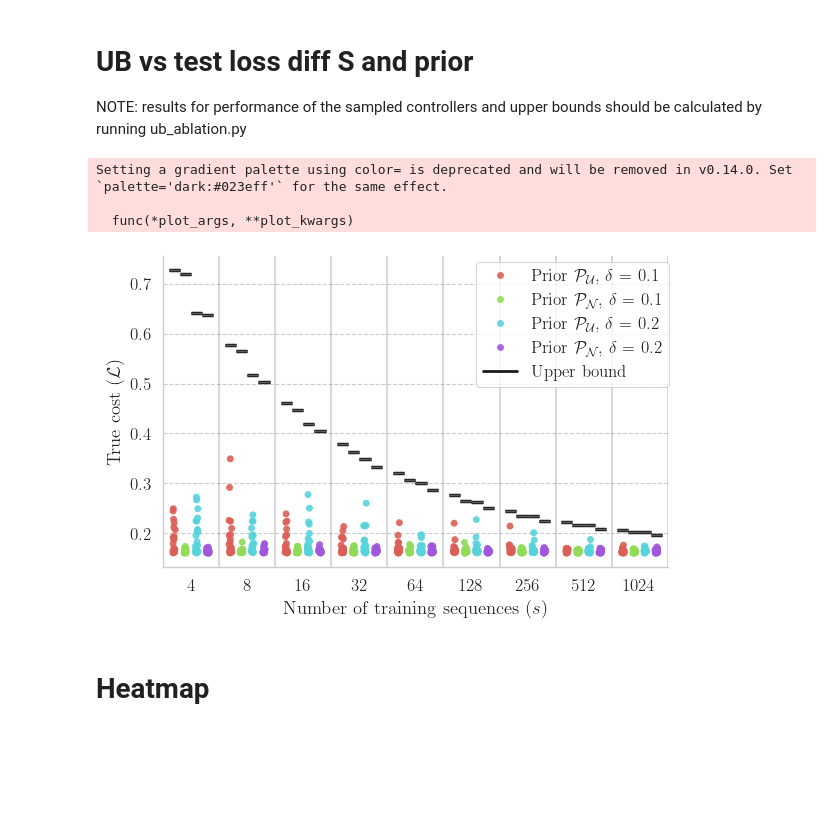
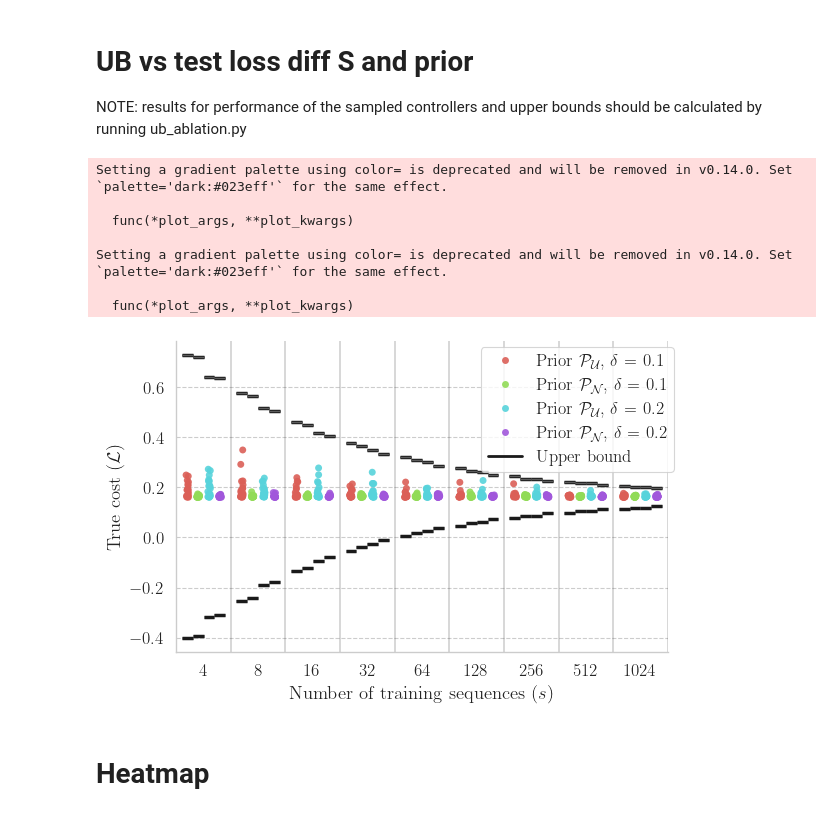
Before and after one commit to MahrokhGB/PAC-SNOC-dev, a Jupyter notebook: experiments/scalar/paper_figs.ipynb, the cells around one changed output. Saved outputs shown, nothing was run; the diff lists cells and outputs as text; code cells hidden in the pictures; blank space fills up the shorter version.

```diff
--- a/experiments/scalar/paper_figs.ipynb
+++ b/experiments/scalar/paper_figs.ipynb
@@ -78,7 +78,7 @@ for S in Ss:
     print('[INFO] empirical controller with S='+str(S)+' and T='+str(T)+' loaded.')
     # rollout
     with torch.no_grad():
-        states, resp, inputs = controller_gen.multi_rollout(data_test[dist_type])
+        states, resp, inputs = controller_gen.multi_rollout(data_test)
 
     # loss
     emp_loss_bounded[S] = lq_loss_bounded.forward(states, inputs).item()
@@ -99,7 +99,7 @@ print(dict_bnc)
 
 # rollout
 with torch.no_grad():
-    states, resp, inputs = controller_gen.multi_rollout(data_test[dist_type])
+    states, resp, inputs = controller_gen.multi_rollout(data_test)
 
 # loss
 bnc_loss_bounded = lq_loss_bounded.forward(states, inputs).item()
@@ -135,7 +135,8 @@ mpl.rc('font', family='serif', serif='Times New Roman')
 # ------ init ------
 ub_dict = dict.fromkeys([
     'number of training rollouts', 'prior_type_b', 'bounded true loss',
-    'av_test_loss_original', 'ub', 'ub_sb', 'sampled controller number',
+    'av_test_loss_original', 'sampled controller number',
+    'ub', 'ub_sb', 'lb', 'lb_sb',
     'epsilon', 'setup', 'emp_loss_bounded', 'emp_loss_original'
 ])
 epsilons = [0.1, 0.2]
@@ -201,6 +202,8 @@ for s_tmp in Ss:
             ub_dict['av_test_loss_original'][ind] = res['av_test_loss_original'][sample_num]
             ub_dict['ub'][ind] = res['ub'].item()
             ub_dict['ub_sb'][ind] = ubsb
+            ub_dict['lb'][ind] = 2*emp_loss_bounded[s_tmp] - res['ub'].item()
+            ub_dict['lb_sb'][ind] = None if ubsb is None else 2*emp_loss_bounded[s_tmp] - ubsb
             ub_dict['sampled controller number'][ind] = sample_num
             ub_dict['emp_loss_bounded'][ind] = emp_loss_bounded[s_tmp]
             ub_dict['emp_loss_original'][ind] = emp_loss_original[s_tmp]
@@ -230,6 +233,20 @@ g.map_dataframe(
 # mark sample-based upper bounds
 # g.map_dataframe(
 #     sns.boxenplot, x='number of training rollouts', y='ub_sb',
+#     linewidth=2, linecolor='blue', alpha = 0.6,
+#     hue='setup', legend=False, # dodge=True,
+# )
+
+# mark lower bounds
+g.map_dataframe(
+    sns.boxenplot, x='number of training rollouts', y='lb',
+    linewidth=2, linecolor='k', alpha = 0.6,
+    hue='setup', legend=False, # dodge=True,
+)
+
+# mark sample-based lower bounds
+# g.map_dataframe(
+#     sns.boxenplot, x='number of training rollouts', y='lb_sb',
 #     linewidth=2, linecolor='blue', alpha = 0.6,
 #     hue='setup', legend=False, # dodge=True,
 # )
@@ -245,34 +262,38 @@ custom_line = [Line2D([0], [0], color='k', lw=2)]
 
 # ------ legends and titles ------
 ax = g.axes[0,0]
 # add vertical lines between groups
 [ax.axvline(x+.5,color='k', alpha=0.2) for x in ax.get_xticks()]
 
 # change xtick labels to integer without the leading 0
 labels = [item.get_text() for item in ax.get_xticklabels()]
 ax.set_xticks(ax.get_xticks(), [str(int(float(label))) for label in labels])
 
 # axis labels
 ax.set_xlabel(r'Number of training sequences ($s$)')
 ax.set_ylabel(r'True cost ($\mathcal{L}$)')
 
 # legend
 handles, labels = ax.get_legend_handles_labels()
 handles = handles+custom_line
 labels = labels + ['Upper bound']
 l = plt.legend(
     handles, labels, bbox_to_anchor=(0.62, 0.98),
     loc=2, borderaxespad=0.
 )
 # ---------------------------------
 filename = os.path.join(file_path, 'ub.pdf')
 plt.savefig(filename)
 plt.show()
 # %% [output]
 Setting a gradient palette using color= is deprecated and will be removed in v0.14.0. Set `palette='dark:#023eff'` for the same effect.
 
   func(*plot_args, **plot_kwargs)
+
+Setting a gradient palette using color= is deprecated and will be removed in v0.14.0. Set `palette='dark:#023eff'` for the same effect.
+
+  func(*plot_args, **plot_kwargs)
-[figure, old version]
+[figure, new version]
 # %% [markdown]
 # Heatmap
 # %%
```
Also changed, not shown: parts of 1 cell of this notebook, 20 other files.
